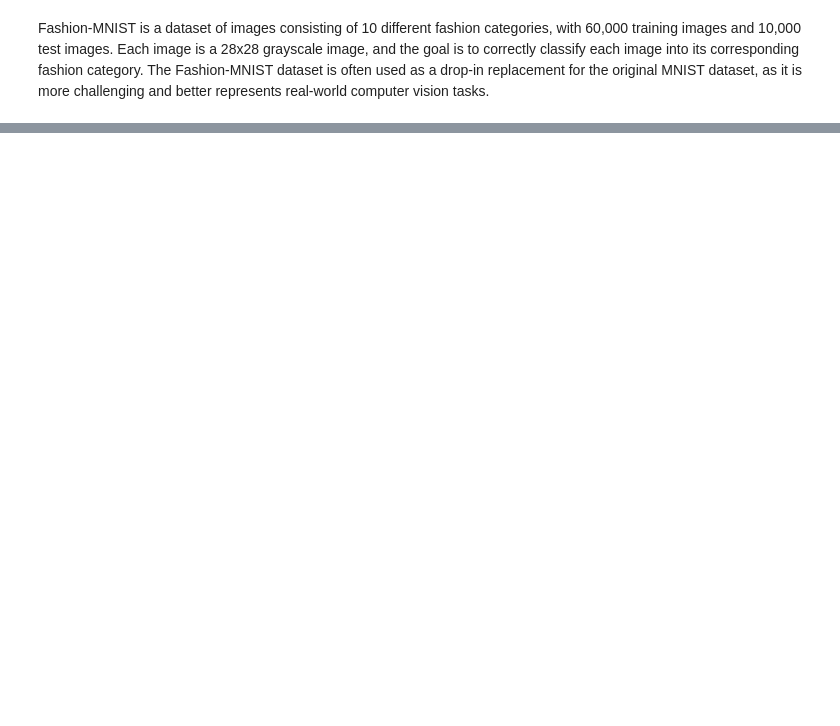
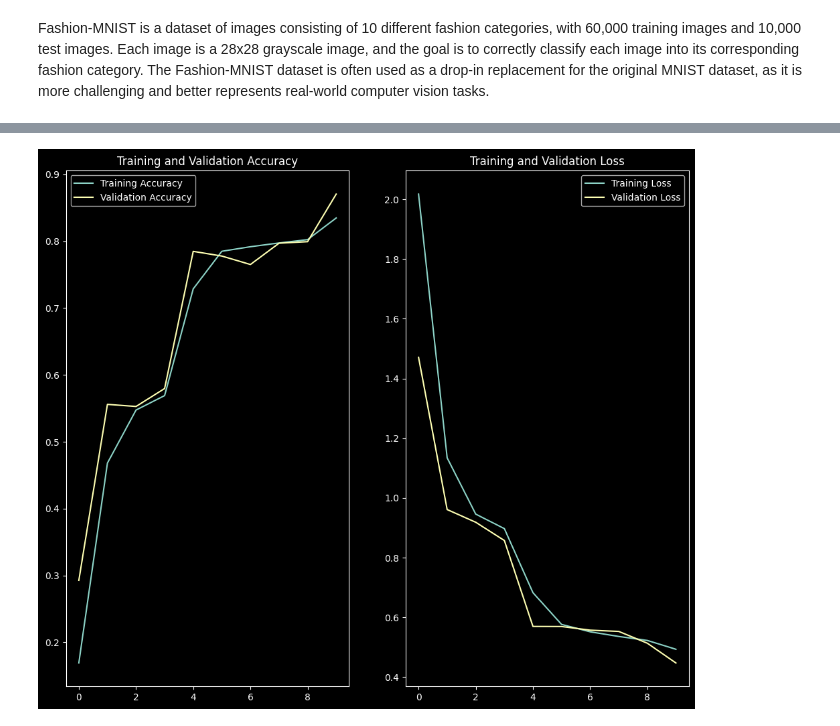
Before and after one commit to debjitpal5040/Deep_Learning_Algorithms, a Jupyter notebook: Tensorflow/fashion-mnist.ipynb, the cells around one changed output, grey strips where cells are left out. Drawn from its saved outputs; the diff is of its cells as text; code cells hidden in the pictures; blank space fills up the shorter version.

```diff
--- a/Tensorflow/fashion-mnist.ipynb
+++ b/Tensorflow/fashion-mnist.ipynb
@@ -113,9 +215,12 @@ cnn = Sequential(
         Conv2D(filters=64, kernel_size=(3, 3), activation="relu", name="conv_layer_2"),
         AveragePooling2D((2, 2), name="pooling_layer_2"),
         Flatten(name="flatten_layer"),
-        Dense(3000, activation="relu", name="hidden_layer_1"),
-        Dense(1000, activation="relu", name="hidden_layer_2"),
-        Dense(10, activation="softmax", name="output_layer"),
+        Dense(1600, activation="sigmoid", name="dense_layer_1"),
+        Dense(800, activation="sigmoid", name="dense_layer_2"),
+        Dense(400, activation="sigmoid", name="dense_layer_3"),
+        Dense(200, activation="sigmoid", name="dense_layer_4"),
+        Dense(100, activation="sigmoid", name="dense_layer_5"),
+        Dense(10, activation="softmax", name="final_layer"),
     ],
     name="cnn",
 )
@@ -140,7 +275,7 @@ cnn_history = cnn.fit(
     X_train,
     y_train,
     batch_size=32,
-    epochs=10,
+    epochs=epochs,
     validation_split=0.1,
     callbacks=[cnn_checkpoint_callback, cnn_tensorboard_callback],
 )
@@ -164,3 +327,24 @@ print(
+# %%
+epochs_range = range(epochs)
+
+# Plot the training and validation accuracy
+plt.figure(figsize=(12, 10))
+plt.subplot(1, 2, 1)
+plt.plot(epochs_range, cnn_train_acc, label="Training Accuracy")
+plt.plot(epochs_range, cnn_val_acc, label="Validation Accuracy")
+plt.legend(loc="upper left")
+plt.title("Training and Validation Accuracy")
+
+# Plot the training and validation loss
+plt.subplot(1, 2, 2)
+plt.plot(epochs_range, cnn_train_loss, label="Training Loss")
+plt.plot(epochs_range, cnn_val_loss, label="Validation Loss")
+plt.legend(loc="upper right")
+plt.title("Training and Validation Loss")
+
+plt.savefig("../Images/fashion-mnist_cnn_acc_loss.png", bbox_inches="tight")
+# %% [output]
+[figure, added]
 # %%
 cnn_test_loss, cnn_test_accuracy = cnn.evaluate(X_test, y_test)
 print("Test loss:", cnn_test_loss)
```
Also changed, not shown: parts of 19 cells of this notebook, 25 other files.
